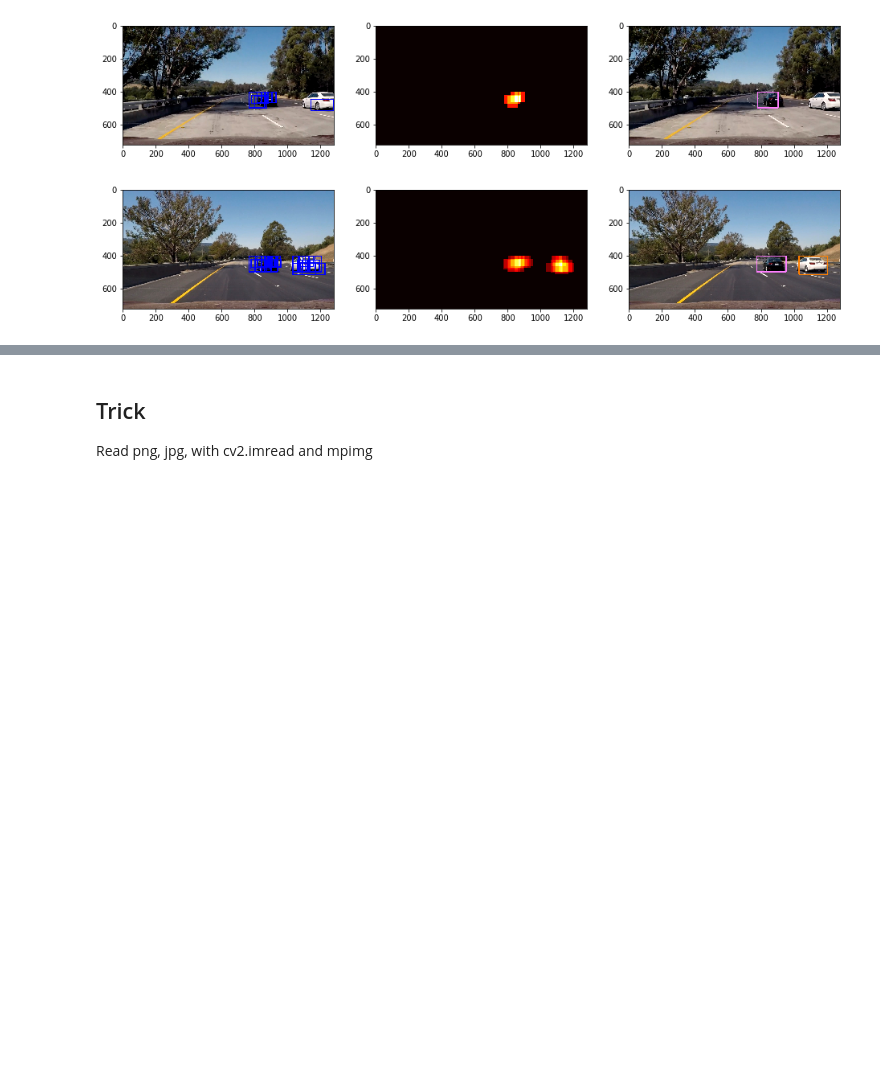
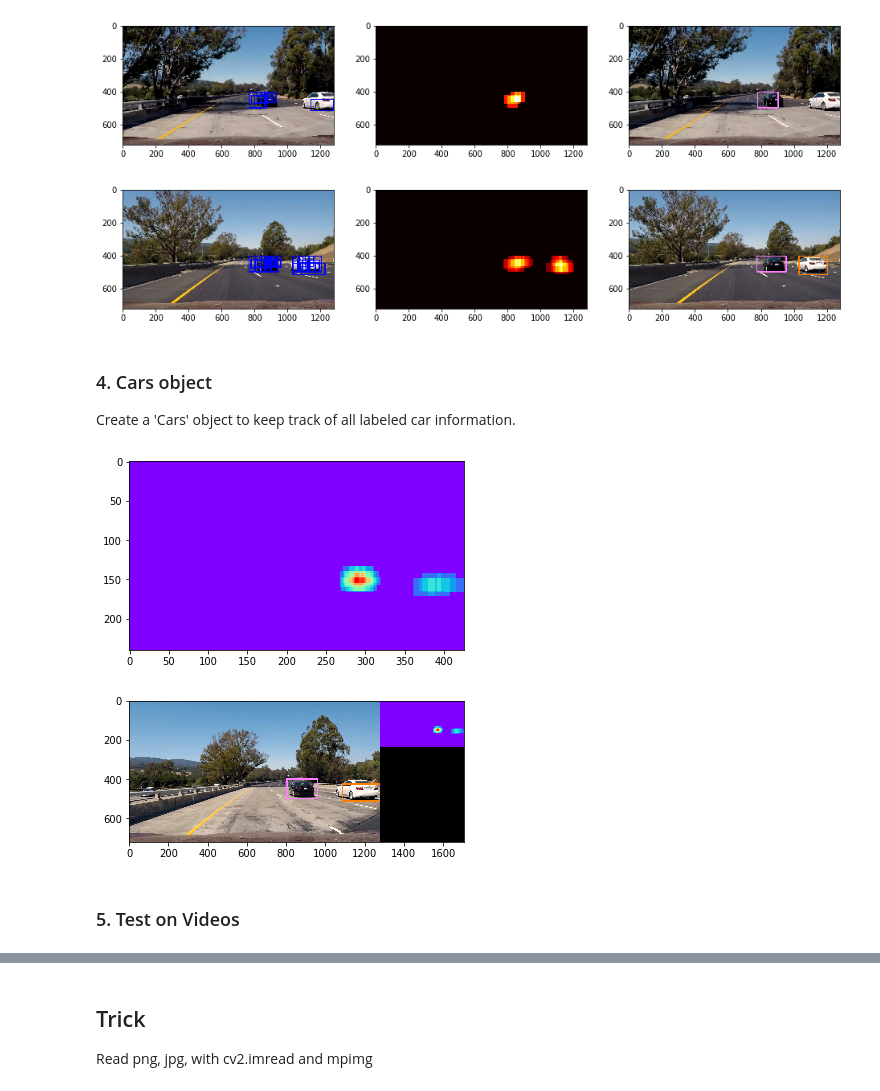
Before and after one commit to dmsehuang/CarND-Vehicle-Detection, a Jupyter notebook: Vehicle_detection.ipynb, the cells around one changed output, grey strips where cells are left out. Saved outputs shown, nothing was run; the diff lists cells and outputs as text; code cells hidden in the pictures; blank space fills up the shorter version.

Commit message:
Create a Car object to keep track of history
Test on Videos.

```diff
--- a/Vehicle_detection.ipynb
+++ b/Vehicle_detection.ipynb
@@ -642,7 +642,8 @@ def gen_slid_wins(img):
 
     return wins
 # %%
-def draw_labeled_bboxes(img, labels):
+def draw_labeled_bboxes(image, labels):
+    img = np.copy(image)
     # Different color for different boxes
     colors = [(127, 255, 0), (255, 127, 255), (255, 127, 0)]
     for car_number in range(1, labels[1]+1):
@@ -692,7 +694,7 @@ def find_cars(image):
 files = glob.glob('./test_images/test*.jpg')
 for file in files:
     image = mpimg.imread(file)
-    find_cars(image)
+    find_cars(image, diag=True)
 # %% [output]
 [figure]
 [figure]
@@ -700,3 +702,7 @@ for file in files:
 [figure]
 [figure]
 [figure]
+# %% [markdown]
+### 4. Cars object
+
+Create a 'Cars' object to keep track of all labeled car information.
@@ -702,0 +747,43 @@ for file in files:
+# %%
+import matplotlib.cm as cm
+import skimage.color
+
+def process_image(image, diagnosis=True):
+    labeled_cars, heatmap = cars.detect_cars(image)
+    result = labeled_cars
+
+    # Get heatmap
+    heatmap = np.clip(heatmap, 0, 255)
+    m = cm.ScalarMappable(cmap=cm.rainbow)
+    heat = m.to_rgba(heatmap)
+    heat = skimage.color.rgba2rgb(heat)
+    heat = (heat * 255).astype(np.uint8)
+
+    if diagnosis:
+        # Calculate the size of screens
+        result_screen_w = result.shape[1]
+        result_screen_h = result.shape[0]
+        diag_screen_w = np.int(result_screen_w / 3)
+        diag_screen_h = np.int(result_screen_h / 3)
+        screen_w = result_screen_w + diag_screen_w
+        screen_h = result_screen_h
+        # Assign result image to the screen
+        screen = np.zeros((screen_h, screen_w, 3), dtype=np.uint8)
+        screen[0:result_screen_h, 0:result_screen_w] = result
+        # Assgin diagnosis image to the screen
+        screen[0:diag_screen_h, result_screen_w:] = cv2.resize(heat, (diag_screen_w, diag_screen_h))
+        return screen
+    else:
+        return result
+# %%
+cars = Cars()
+
+image = mpimg.imread('./test_images/test1.jpg')
+out = process_image(image)
+plt.imshow(out)
+plt.show()
+# %% [output]
+[figure, added]
+[figure, added]
+# %% [markdown]
+### 5. Test on Videos
```
Also changed, not shown: parts of 7 cells of this notebook.
